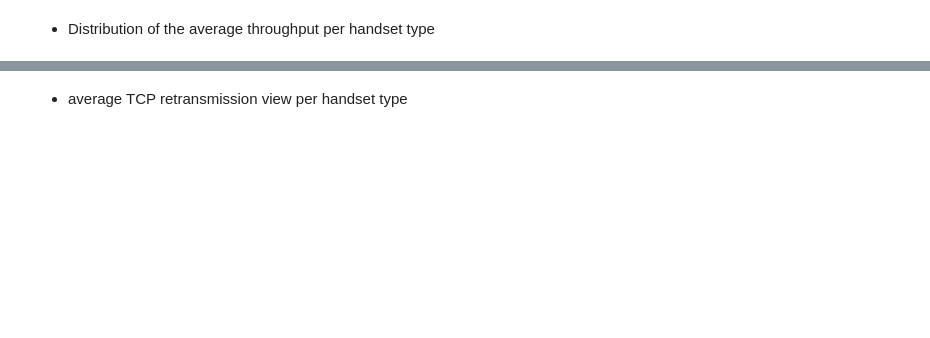
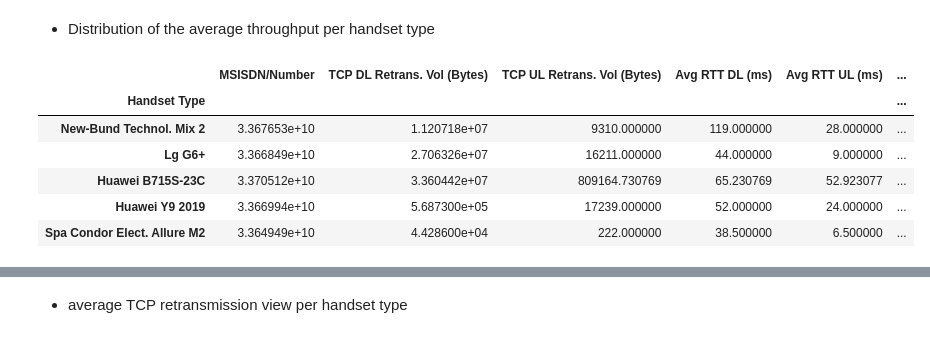
Before and after one commit to Fisseha-Estifanos/Telecom, a Jupyter notebook: notebooks/user_experience_analysis.ipynb, the cells around one changed output, grey strips where cells are left out. Saved outputs shown, nothing was run; the diff lists cells and outputs as text; code cells hidden in the pictures; blank space fills up the shorter version.

```diff
--- a/notebooks/user_experience_analysis.ipynb
+++ b/notebooks/user_experience_analysis.ipynb
@@ -252,2 +270,15 @@ Image(filename='../plots/thro_put_ul.png')
 # %% [markdown]
 * Distribution of the average throughput  per handset type
+# %%
+# sorting per throughput download
+tp_dl = handset_type_df.sort_values(
+    'Avg Bearer TP DL (kbps)', ascending=False)
+tp_dl.head()
+# %% [output]
+|  | MSISDN/Number | TCP DL Retrans. Vol (Bytes) | TCP UL Retrans. Vol (Bytes) | Avg RTT DL (ms) | Avg RTT UL (ms) | ... |
+| Handset Type |  |  |  |  |  | ... |
+| New-Bund Technol. Mix 2 | 3.367653e+10 | 1.120718e+07 | 9310.000000 | 119.000000 | 28.000000 | ... |
+| Lg G6+ | 3.366849e+10 | 2.706326e+07 | 16211.000000 | 44.000000 | 9.000000 | ... |
+| Huawei B715S-23C | 3.370512e+10 | 3.360442e+07 | 809164.730769 | 65.230769 | 52.923077 | ... |
+| Huawei Y9 2019 | 3.366994e+10 | 5.687300e+05 | 17239.000000 | 52.000000 | 24.000000 | ... |
+| Spa Condor Elect. Allure M2 | 3.364949e+10 | 4.428600e+04 | 222.000000 | 38.500000 | 6.500000 | ... |
```
Also changed, not shown: parts of 4 cells of this notebook.
